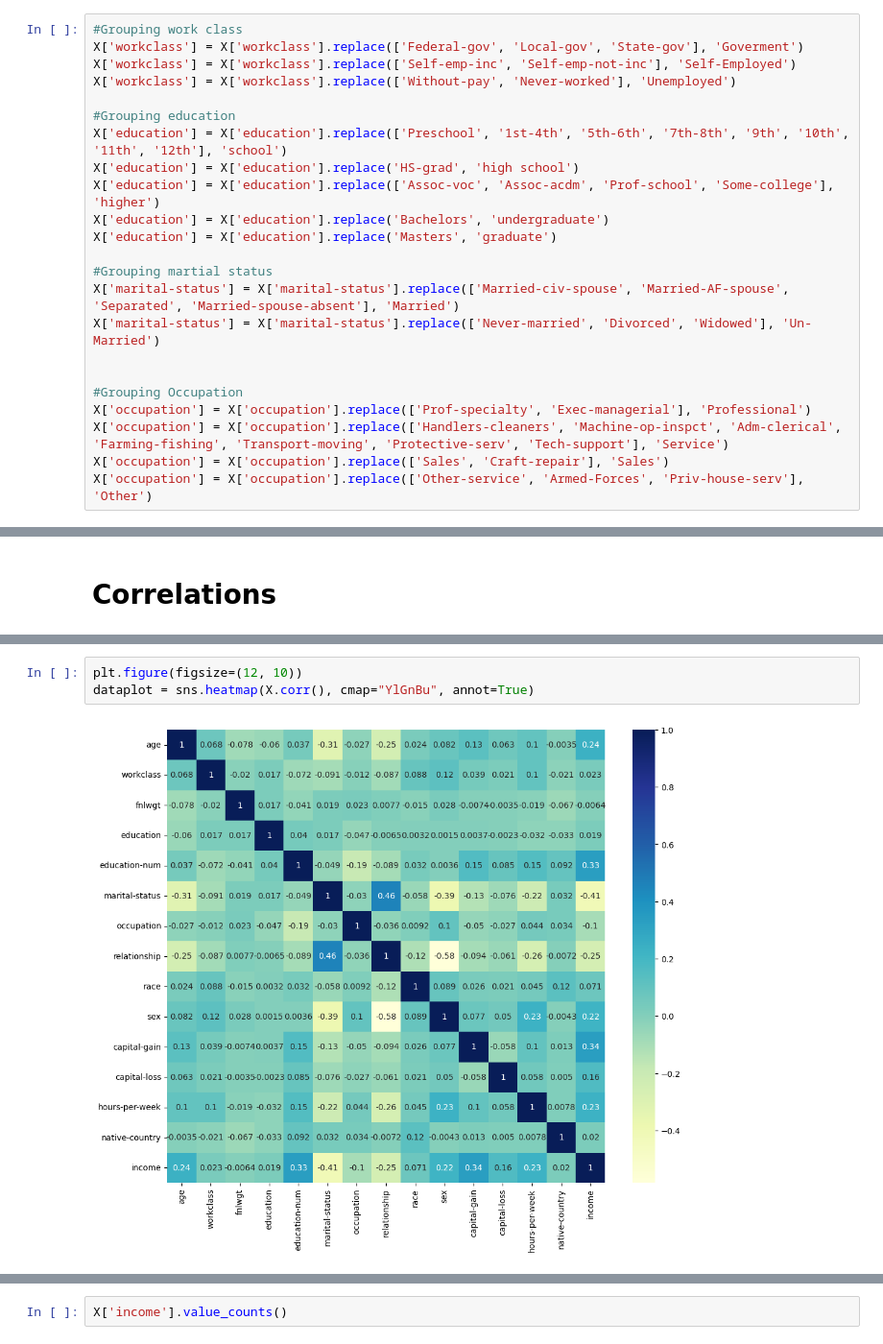
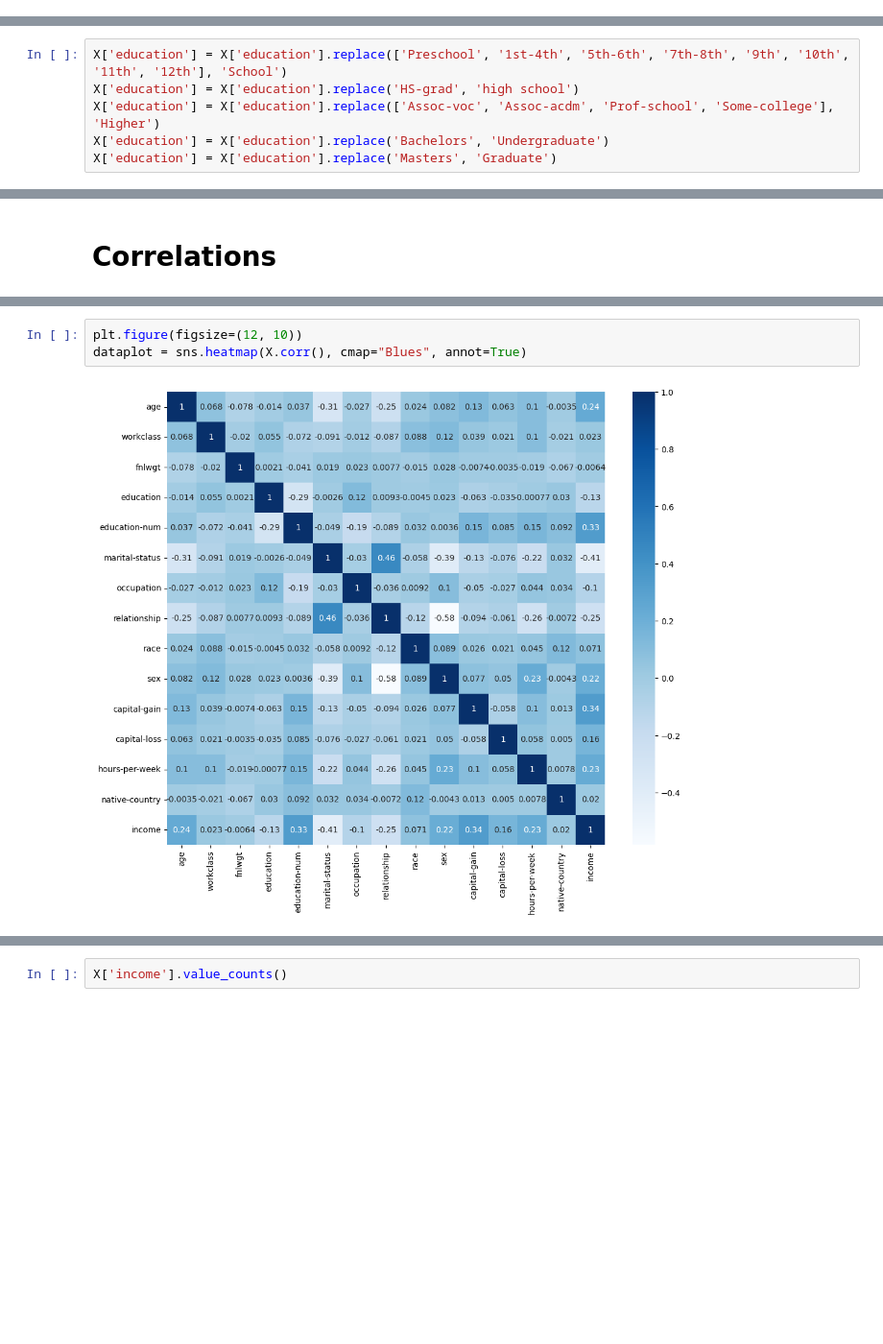
Before and after one commit to Rushdi-Rzx/Adult-Census-Income, a Jupyter notebook: MLCW.ipynb, the cells around one changed output, grey strips where cells are left out. Shown at 96% size. Saved outputs shown, nothing was run; the diff lists cells and outputs as text; blank space fills up the shorter version.

```diff
--- a/MLCW.ipynb
+++ b/MLCW.ipynb
@@ -330,26 +337,3 @@ duplicates.shape
 (0, 15)
 # %% [markdown]
 # Feature Engineering
-# %%
-#Grouping work class
-X['workclass'] = X['workclass'].replace(['Federal-gov', 'Local-gov', 'State-gov'], 'Goverment')
-X['workclass'] = X['workclass'].replace(['Self-emp-inc', 'Self-emp-not-inc'], 'Self-Employed')
-X['workclass'] = X['workclass'].replace(['Without-pay', 'Never-worked'], 'Unemployed')
-
-#Grouping education
-X['education'] = X['education'].replace(['Preschool', '1st-4th', '5th-6th', '7th-8th', '9th', '10th', '11th', '12th'], 'school')
-X['education'] = X['education'].replace('HS-grad', 'high school')
-X['education'] = X['education'].replace(['Assoc-voc', 'Assoc-acdm', 'Prof-school', 'Some-college'], 'higher')
-X['education'] = X['education'].replace('Bachelors', 'undergraduate')
-X['education'] = X['education'].replace('Masters', 'graduate')
-
-#Grouping martial status
-X['marital-status'] = X['marital-status'].replace(['Married-civ-spouse', 'Married-AF-spouse', 'Separated', 'Married-spouse-absent'], 'Married')
-X['marital-status'] = X['marital-status'].replace(['Never-married', 'Divorced', 'Widowed'], 'Un-Married')
-
-
-#Grouping Occupation
-X['occupation'] = X['occupation'].replace(['Prof-specialty', 'Exec-managerial'], 'Professional')
-X['occupation'] = X['occupation'].replace(['Handlers-cleaners', 'Machine-op-inspct', 'Adm-clerical', 'Farming-fishing', 'Transport-moving', 'Protective-serv', 'Tech-support'], 'Service')
-X['occupation'] = X['occupation'].replace(['Sales', 'Craft-repair'], 'Sales')
-X['occupation'] = X['occupation'].replace(['Other-service', 'Armed-Forces', 'Priv-house-serv'], 'Other')
@@ -357,0 +348,6 @@ Duplicate
+# %%
+X['education'] = X['education'].replace(['Preschool', '1st-4th', '5th-6th', '7th-8th', '9th', '10th', '11th', '12th'], 'School')
+X['education'] = X['education'].replace('HS-grad', 'high school')
+X['education'] = X['education'].replace(['Assoc-voc', 'Assoc-acdm', 'Prof-school', 'Some-college'], 'Higher')
+X['education'] = X['education'].replace('Bachelors', 'Undergraduate')
+X['education'] = X['education'].replace('Masters', 'Graduate')
@@ -404,5 +494,5 @@ X.corr()
 # %%
 plt.figure(figsize=(12, 10))
-dataplot = sns.heatmap(X.corr(), cmap="YlGnBu", annot=True)
+dataplot = sns.heatmap(X.corr(), cmap="Blues", annot=True)
 # %% [output]
-[figure, old version]
+[figure, new version]
```
Also changed, not shown: parts of 55 cells of this notebook.
